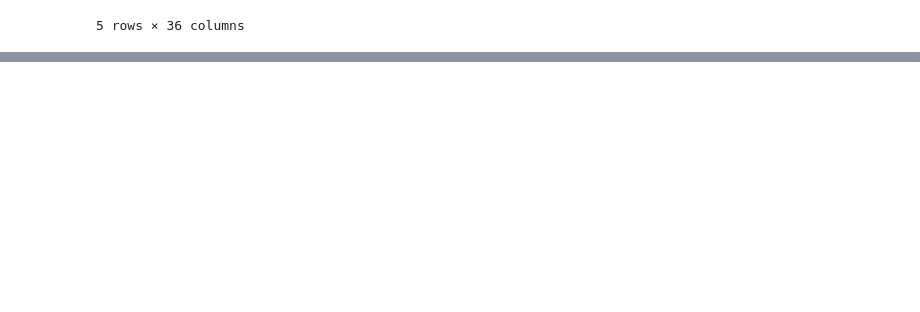
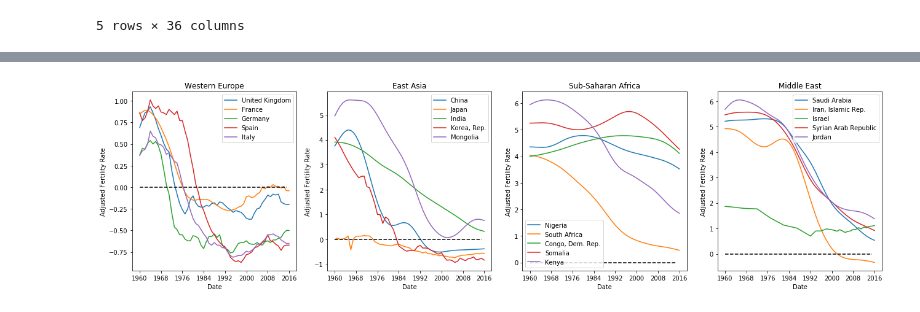
Before and after one commit to ecs-vlc/PythonTeaching, a Jupyter notebook: 03-Data/02 Pandas Intermediate.ipynb, the cells around one changed output, grey strips where cells are left out. Drawn from its saved outputs; the diff is of its cells as text; code cells hidden in the pictures; blank space fills up the shorter version.

```diff
--- a/03-Data/02 Pandas Intermediate.ipynb
+++ b/03-Data/02 Pandas Intermediate.ipynb
@@ -1747,3 +1749,7 @@ Half_Decade_stats.head()
 | Albania | 64.0272 | 66.2860 | 67.6080 | 69.4040 | 70.6536 | 71.6912 | 71.8586 | 72.8668 | 74.5328 | ... |
 | United Arab Emirates | 54.3372 | 59.2034 | 63.1100 | 66.1470 | 68.5924 | 70.5572 | 72.1150 | 73.4690 | 74.7248 | ... |
 5 rows × 36 columns
+# %%
+# 3
+adjusted_fert = df_all["fert_rat"].sub(2.)
+adjusted_fert.head(2)
@@ -1749,0 +1762,19 @@ Half_Decade_stats.head()
+# %%
+# 4
+fig, ax = plt.subplots(ncols=4, figsize=(18,5))
+for i, cs in enumerate([countries1,countries2,countries3,countries4]):
+    for c in cs:
+        sns.lineplot(data=adjusted_fert.loc[c], label=c, ax=ax[i])
+
+for a, t in zip(ax,["Western Europe","East Asia","Sub-Saharan Africa","Middle East"]):
+    a.plot([0,55],[0,0], 'k--')
+    a.legend()
+    a.xaxis.set_major_locator(plt.MaxNLocator(10))
+    a.set_xlabel("Date")
+    a.set_ylabel("Adjusted Fertility Rate")
+    a.set_title(t)
+
+plt.tight_layout()
+plt.show()
+# %% [output]
+[figure, added]
```
Also changed, not shown: parts of 14 cells of this notebook.
